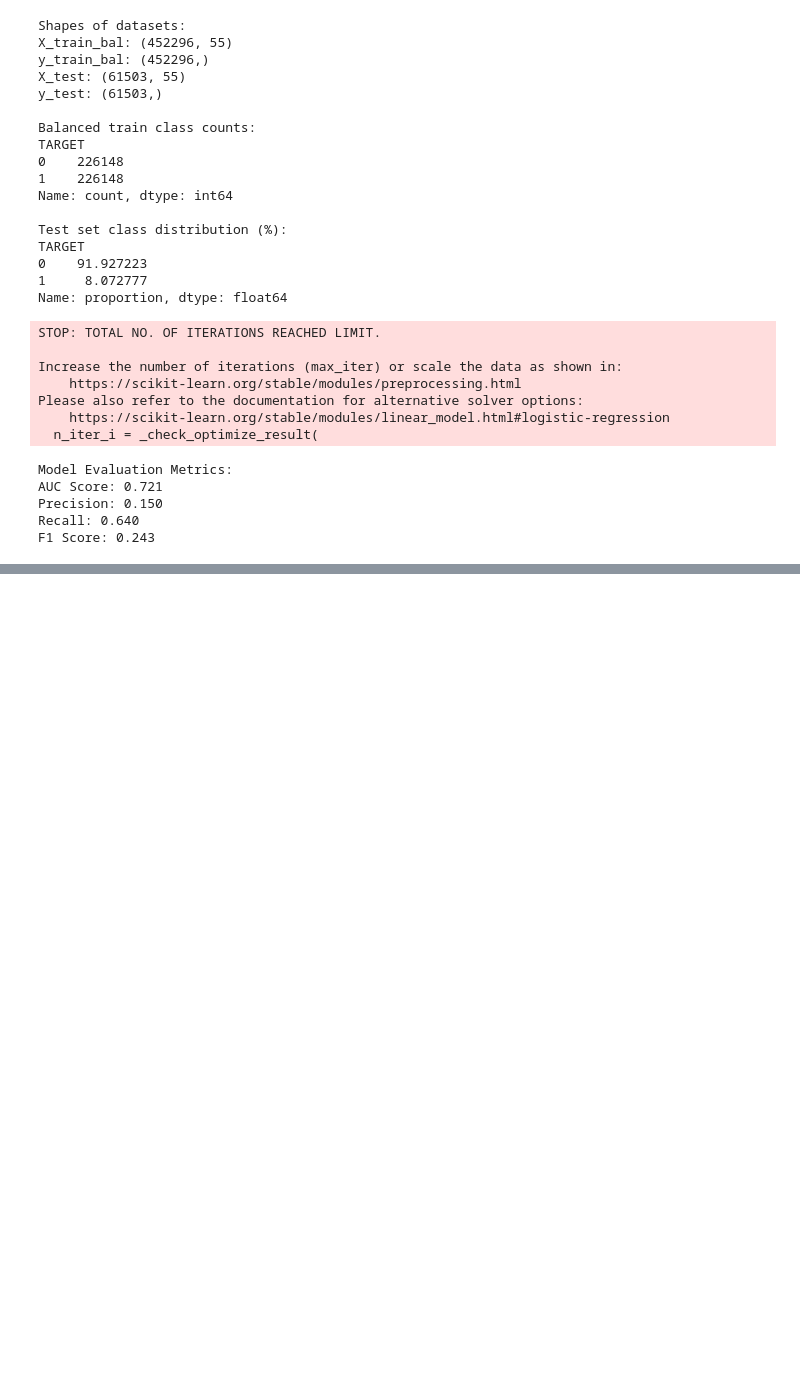
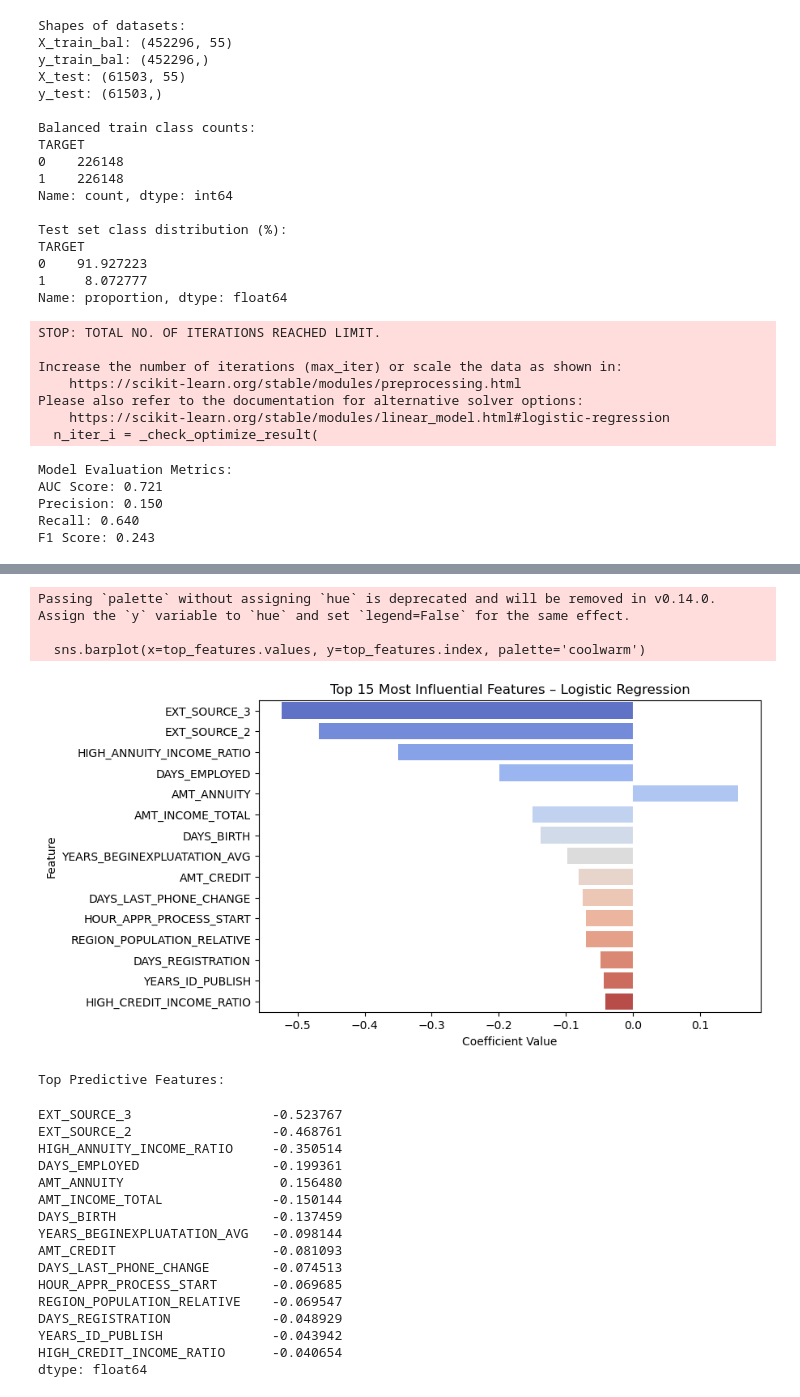
Before and after one commit to Nirukta/Loan-default-prediction-and-risk-profiling-using-autoencoders, a Jupyter notebook: models/Logisticregression.ipynb, the cells around one changed output, grey strips where cells are left out. Saved outputs shown, nothing was run; the diff lists cells and outputs as text; code cells hidden in the pictures; blank space fills up the shorter version.

```diff
--- a/models/Logisticregression.ipynb
+++ b/models/Logisticregression.ipynb
@@ -103,0 +132,35 @@ F1 Score: 0.243
+# %%
+feature_importance = pd.Series(log_reg.coef_[0], index=X_train_bal.columns).sort_values(key=abs, ascending=False)
+
+top_features = feature_importance.head(15)
+plt.figure(figsize=(8,5))
+sns.barplot(x=top_features.values, y=top_features.index, palette='coolwarm')
+plt.title("Top 15 Most Influential Features – Logistic Regression")
+plt.xlabel("Coefficient Value")
+plt.ylabel("Feature")
+plt.show()
+
+print("Top Predictive Features:")
+display(top_features)
+# %% [output]
+Passing `palette` without assigning `hue` is deprecated and will be removed in v0.14.0. Assign the `y` variable to `hue` and set `legend=False` for the same effect.
+
+  sns.barplot(x=top_features.values, y=top_features.index, palette='coolwarm')
+[figure, added]
+Top Predictive Features:
+EXT_SOURCE_3                  -0.523767
+EXT_SOURCE_2                  -0.468761
+HIGH_ANNUITY_INCOME_RATIO     -0.350514
+DAYS_EMPLOYED                 -0.199361
+AMT_ANNUITY                    0.156480
+AMT_INCOME_TOTAL              -0.150144
+DAYS_BIRTH                    -0.137459
+YEARS_BEGINEXPLUATATION_AVG   -0.098144
+AMT_CREDIT                    -0.081093
+DAYS_LAST_PHONE_CHANGE        -0.074513
+HOUR_APPR_PROCESS_START       -0.069685
+REGION_POPULATION_RELATIVE    -0.069547
+DAYS_REGISTRATION             -0.048929
+YEARS_ID_PUBLISH              -0.043942
+HIGH_CREDIT_INCOME_RATIO      -0.040654
+dtype: float64
```
Also changed, not shown: parts of 4 cells of this notebook.
